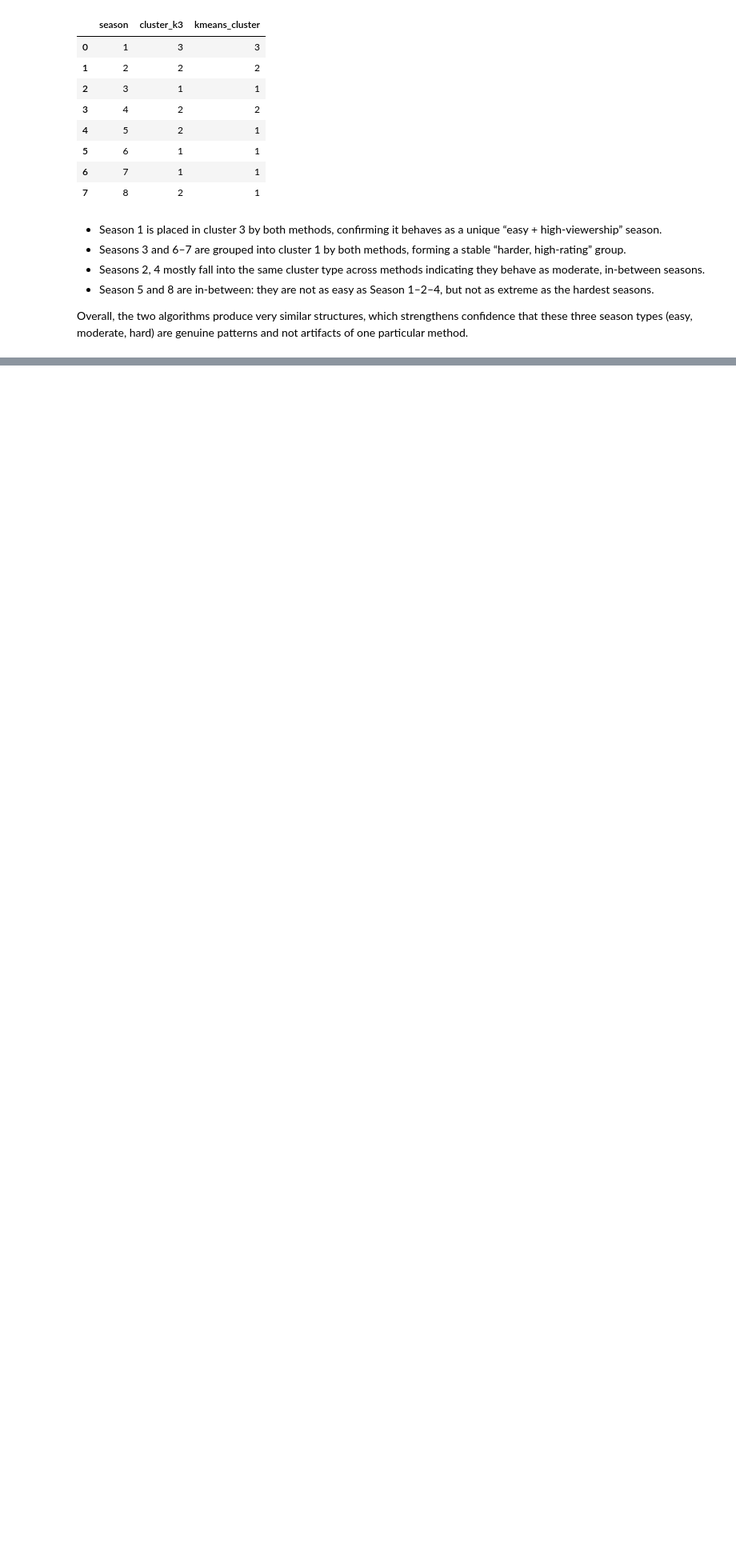
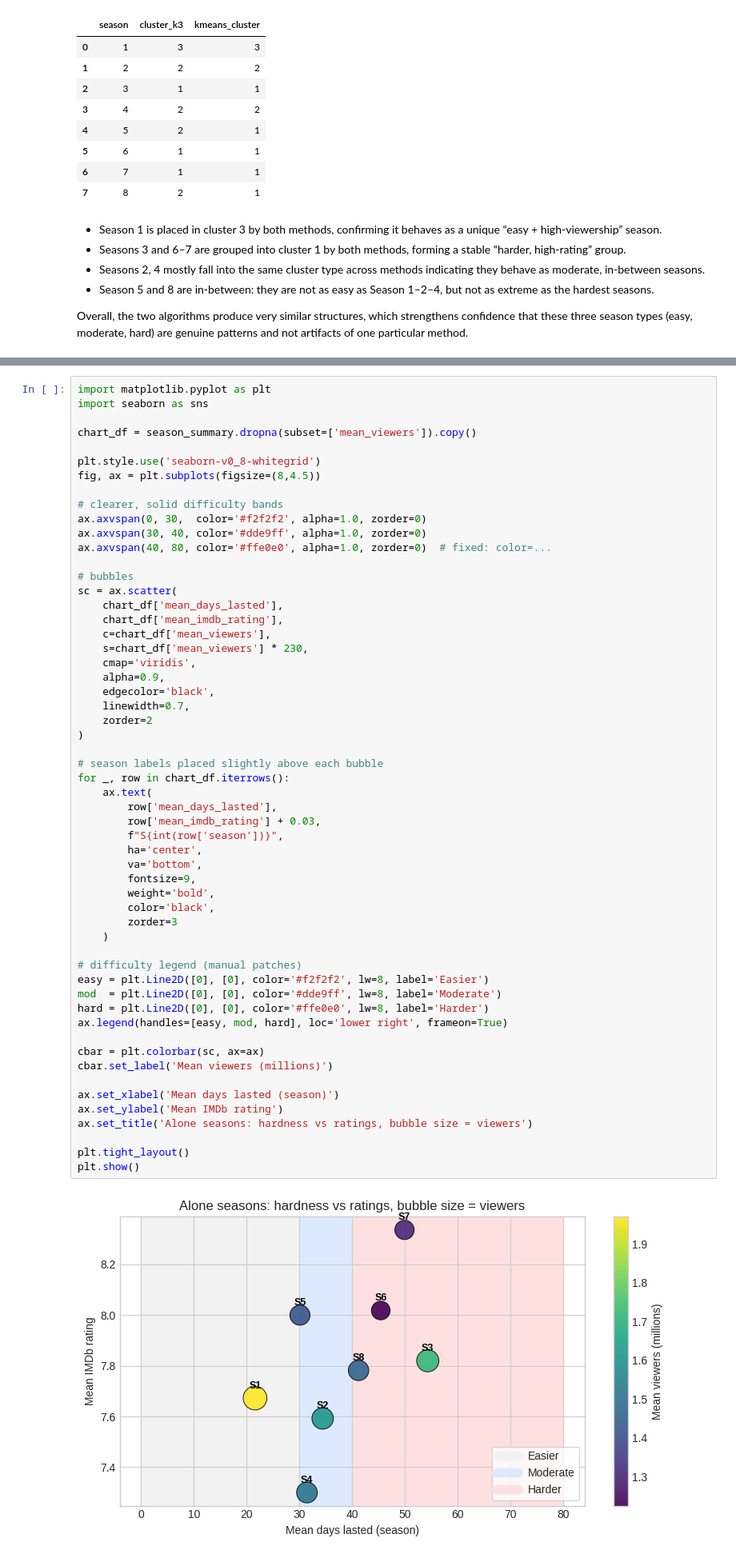
Before and after one commit to parthvijoshi/BA820_Project_Team05, a Jupyter notebook: AloneTV_M2_Abbinaya.ipynb, the cells around one changed output, grey strips where cells are left out. Shown at 80% size. Drawn from its saved outputs; the diff is of its cells as text; blank space fills up the shorter version.

```diff
--- a/AloneTV_M2_Abbinaya.ipynb
+++ b/AloneTV_M2_Abbinaya.ipynb
@@ -1117,3 +1119,61 @@ Overall, the two algorithms produce very similar structures, which strengthens c
+# %%
+import matplotlib.pyplot as plt
+import seaborn as sns
+
+chart_df = season_summary.dropna(subset=['mean_viewers']).copy()
+
+plt.style.use('seaborn-v0_8-whitegrid')
+fig, ax = plt.subplots(figsize=(8,4.5))
+
+# clearer, solid difficulty bands
+ax.axvspan(0, 30,  color='#f2f2f2', alpha=1.0, zorder=0)
+ax.axvspan(30, 40, color='#dde9ff', alpha=1.0, zorder=0)
+ax.axvspan(40, 80, color='#ffe0e0', alpha=1.0, zorder=0)  # fixed: color=...
+
+# bubbles
+sc = ax.scatter(
+    chart_df['mean_days_lasted'],
+    chart_df['mean_imdb_rating'],
+    c=chart_df['mean_viewers'],
+    s=chart_df['mean_viewers'] * 230,
+    cmap='viridis',
+    alpha=0.9,
+    edgecolor='black',
+    linewidth=0.7,
+    zorder=2
+)
+
+# season labels placed slightly above each bubble
+for _, row in chart_df.iterrows():
+    ax.text(
+        row['mean_days_lasted'],
+        row['mean_imdb_rating'] + 0.03,
+        f"S{int(row['season'])}",
+        ha='center',
+        va='bottom',
+        fontsize=9,
+        weight='bold',
+        color='black',
+        zorder=3
+    )
+
+# difficulty legend (manual patches)
+easy = plt.Line2D([0], [0], color='#f2f2f2', lw=8, label='Easier')
+mod  = plt.Line2D([0], [0], color='#dde9ff', lw=8, label='Moderate')
+hard = plt.Line2D([0], [0], color='#ffe0e0', lw=8, label='Harder')
+ax.legend(handles=[easy, mod, hard], loc='lower right', frameon=True)
+
+cbar = plt.colorbar(sc, ax=ax)
+cbar.set_label('Mean viewers (millions)')
+
+ax.set_xlabel('Mean days lasted (season)')
+ax.set_ylabel('Mean IMDb rating')
+ax.set_title('Alone seasons: hardness vs ratings, bubble size = viewers')
+
+plt.tight_layout()
+plt.show()
+# %% [output]
+[figure, added]
 # %% [markdown]
 **Reference**
 
```
Also changed, not shown: parts of 3 cells of this notebook.
